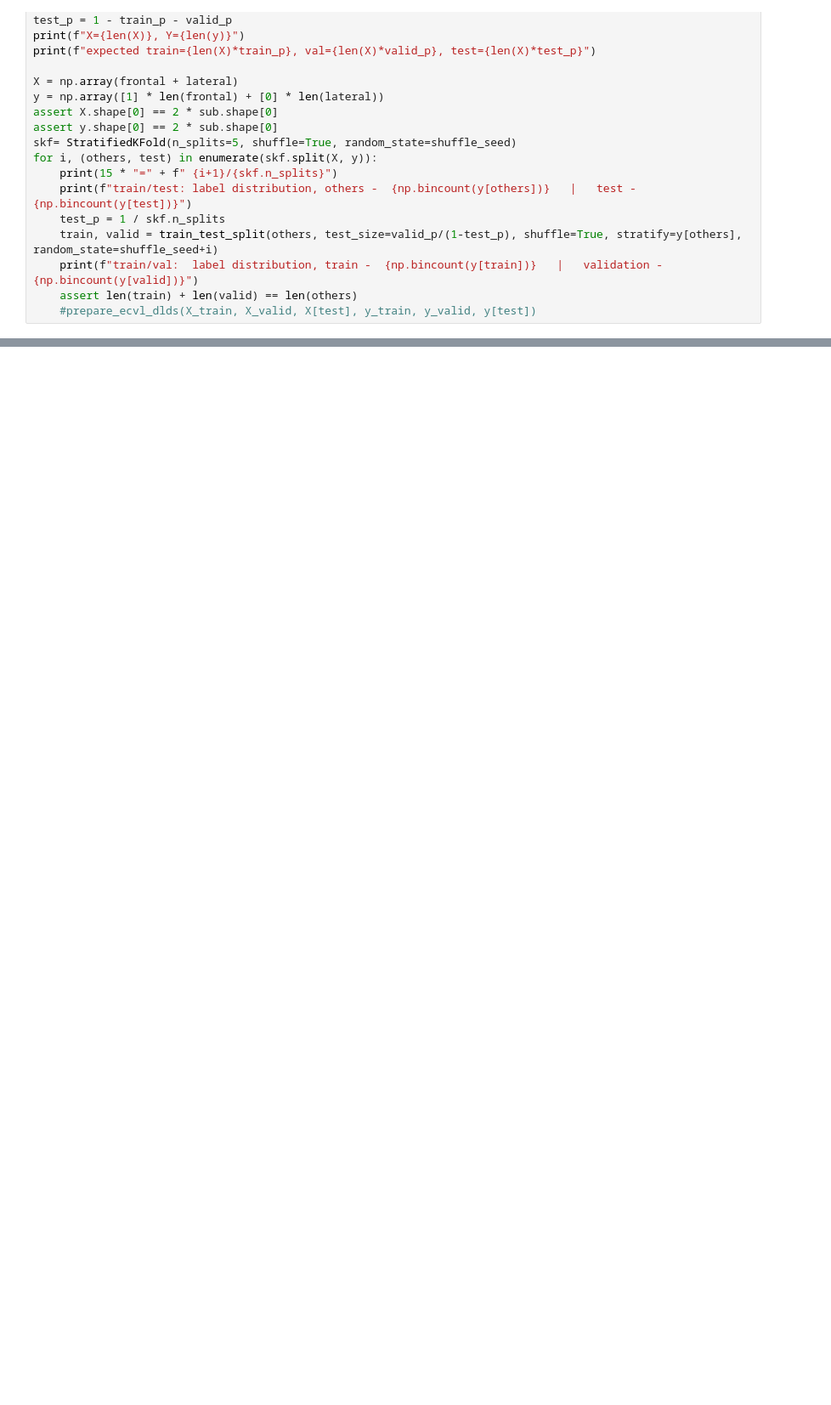
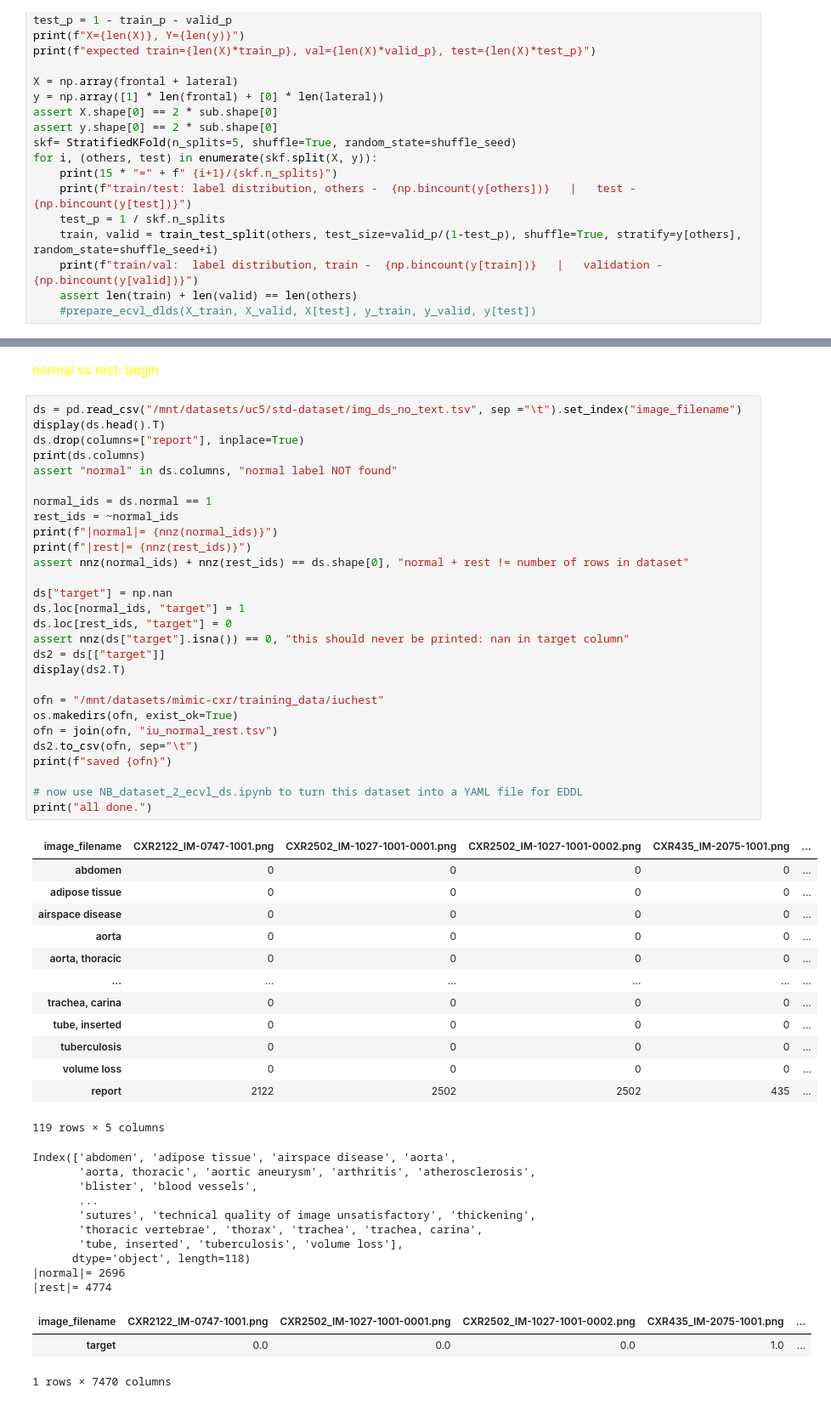
Before and after one commit to thistlillo/UC5_pipeline_forked, a Jupyter notebook: eddl_src/NB_iu-chest.ipynb, the cells around one changed output, grey strips where cells are left out. Shown at 85% size. Cells and saved outputs as stored; diff of their text form; blank space fills up the shorter version.

```diff
--- a/eddl_src/NB_iu-chest.ipynb
+++ b/eddl_src/NB_iu-chest.ipynb
@@ -281,0 +435,57 @@ for i, (others, test) in enumerate(skf.split(X, y)):
+# %% [markdown]
+<font color="yellow"> normal vs rest: begin </font>
+# %%
+ds = pd.read_csv("/mnt/datasets/uc5/std-dataset/img_ds_no_text.tsv", sep ="\t").set_index("image_filename")
+display(ds.head().T)
+ds.drop(columns=["report"], inplace=True)
+print(ds.columns)
+assert "normal" in ds.columns, "normal label NOT found"
+
+normal_ids = ds.normal == 1
+rest_ids = ~normal_ids
+print(f"|normal|= {nnz(normal_ids)}")
+print(f"|rest|= {nnz(rest_ids)}")
+assert nnz(normal_ids) + nnz(rest_ids) == ds.shape[0], "normal + rest != number of rows in dataset"
+
+ds["target"] = np.nan
+ds.loc[normal_ids, "target"] = 1
+ds.loc[rest_ids, "target"] = 0
+assert nnz(ds["target"].isna()) == 0, "this should never be printed: nan in target column"
+ds2 = ds[["target"]]
+display(ds2.T)
+
+ofn = "/mnt/datasets/mimic-cxr/training_data/iuchest"
+os.makedirs(ofn, exist_ok=True)
+ofn = join(ofn, "iu_normal_rest.tsv")
+ds2.to_csv(ofn, sep="\t")
+print(f"saved {ofn}")
+
+# now use NB_dataset_2_ecvl_ds.ipynb to turn this dataset into a YAML file for EDDL
+print("all done.")
+# %% [output]
+| image_filename | CXR2122_IM-0747-1001.png | CXR2502_IM-1027-1001-0001.png | CXR2502_IM-1027-1001-0002.png | CXR435_IM-2075-1001.png | ... |
+| abdomen | 0 | 0 | 0 | 0 | ... |
+| adipose tissue | 0 | 0 | 0 | 0 | ... |
+| airspace disease | 0 | 0 | 0 | 0 | ... |
+| aorta | 0 | 0 | 0 | 0 | ... |
+| aorta, thoracic | 0 | 0 | 0 | 0 | ... |
+| ... | ... | ... | ... | ... | ... |
+| trachea, carina | 0 | 0 | 0 | 0 | ... |
+| tube, inserted | 0 | 0 | 0 | 0 | ... |
+| tuberculosis | 0 | 0 | 0 | 0 | ... |
+| volume loss | 0 | 0 | 0 | 0 | ... |
+| report | 2122 | 2502 | 2502 | 435 | ... |
+119 rows × 5 columns
+Index(['abdomen', 'adipose tissue', 'airspace disease', 'aorta',
+       'aorta, thoracic', 'aortic aneurysm', 'arthritis', 'atherosclerosis',
+       'blister', 'blood vessels',
+       ...
+       'sutures', 'technical quality of image unsatisfactory', 'thickening',
+       'thoracic vertebrae', 'thorax', 'trachea', 'trachea, carina',
+       'tube, inserted', 'tuberculosis', 'volume loss'],
+      dtype='object', length=118)
+|normal|= 2696
+|rest|= 4774
+| image_filename | CXR2122_IM-0747-1001.png | CXR2502_IM-1027-1001-0001.png | CXR2502_IM-1027-1001-0002.png | CXR435_IM-2075-1001.png | ... |
+| target | 0.0 | 0.0 | 0.0 | 1.0 | ... |
+1 rows × 7470 columns
```
Also changed, not shown: parts of 7 cells of this notebook, 19 other files.
